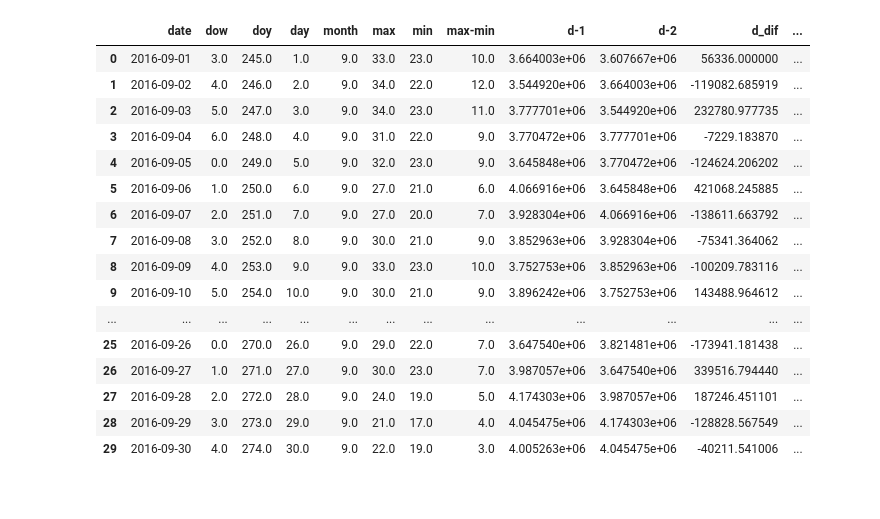
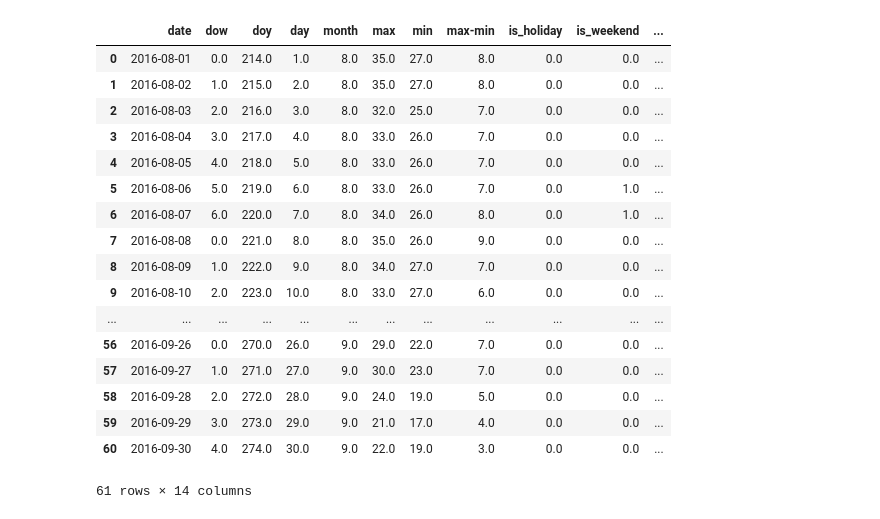
Before and after one commit to imageliu/tianchi_power, a Jupyter notebook: measure1.ipynb, the cells around one changed output. Drawn from its saved outputs; the diff is of its cells as text; code cells hidden in the pictures.

```diff
--- a/measure1.ipynb
+++ b/measure1.ipynb
@@ -59,0 +71,3 @@ rfr=GradientBoostingRegressor(max_depth=7,n_estimators=1000,verbose=1,learning_r
+# %%
+holidaylist=list(holidaydata[0])
+combineddf['is_holiday']=combineddf.timestamp.apply(lambda x:1 if pd.to_datetime(x) in holidaylist else 0)
@@ -60,7 +82,21 @@ rfr=GradientBoostingRegressor(max_depth=7,n_estimators=1000,verbose=1,learning_r
+# %%
+X=combineddf[['dow','doy','day','month','d-1','d-2','d_dif',
+              'max','min',
+              'max-min','is_holiday','is_weekend']]
+Y=combineddf[[numst]]
+
+Xtrain=X[X.index<'2016-08-01']
+Ytrain=Y[Y.index<'2016-08-01']
+
+Xtest=X[(X.index>='2016-08-01')&(X.index<'2016-09-01')]
+Ytest=Y[(Y.index>='2016-08-01')&(Y.index<'2016-09-01')]
+
+#rfr=xgboost.sklearn.XGBRegressor()
+rfr=GradientBoostingRegressor(max_depth=6,n_estimators=150,verbose=1,learning_rate=0.091,
+                               random_state=1,warm_start=True,min_samples_split=4,min_samples_leaf=2)
 # %%
 rfr.fit(Xtrain,Ytrain)
 print(rfr.score(Xtrain,Ytrain))
-print(rfr.score(Xtest,Ytest))
 
 result=pd.read_excel(r'c:/users/lance/desktop/GitHub_project/tianchi_power_data/result.xlsx')
 
@@ -68,10 +104,15 @@ result['dow'] = result.date.apply(lambda x: x.dayofweek)
 result['doy'] = result.date.apply(lambda x: x.dayofyear)
 result['day'] = result.date.apply(lambda x: x.day)
 result['month'] = result.date.apply(lambda x: x.month)
+result['is_holiday']=result.date.apply(lambda x:1 if pd.to_datetime(x) in holidaylist else 0)
+result['is_weekend']=result.date.apply(lambda x:1 if pd.to_datetime(x).dayofweek in range(5,7) else 0)
+
 
 combinedresultdf=pd.merge(left=result,right=weatherdata,left_on='date',right_on='date',how='left')
 
-combinedresultdf=combinedresultdf[['date','dow','doy','day','month','max','min','max-min']]
+combinedresultdf=combinedresultdf[['date','dow','doy','day','month',
+                                   'max','min',
+                                   'max-min','is_holiday','is_weekend']]
 
 combinedresultdf['d-1']=0
 combinedresultdf['d-2']=0
@@ -87,7 +128,8 @@ c2=c2.reset_index()
 c2.loc[1,'d_dif']=c2.loc[1,'d-1']-c2.loc[1,'d-2']
 
 
-namelist=['dow','doy','day','month','d-1','d-2','d_dif','max','min','max-min']
-c2.head()
+namelist=['dow','doy','day','month','d-1','d-2','d_dif',
+          'max','min',
+          'max-min','is_holiday','is_weekend']
 # %% [output]
       Iter       Train Loss   Remaining Time
@@ -116,7 +152,7 @@ c2.head()
 # %%
-c2.loc[0,'d-1']=Y.loc['2016-08-31'][0]
-c2.loc[0,'d-2']=Y.loc['2016-08-30'][0]
+c2.loc[0,'d-1']=Y.loc['2016-07-31'][0]
+c2.loc[0,'d-2']=Y.loc['2016-07-30'][0]
 c2.loc[0,'d_dif']=c2.loc[0,'d-1']-c2.loc[0,'d-2']
-c2.loc[1,'d-2']=Y.loc['2016-08-31'][0]
+c2.loc[1,'d-2']=Y.loc['2016-07-31'][0]
 c2.head()
 # %% [output]
@@ -129,33 +165,34 @@ c2.head()
 # %%
-for x in range(30):
-    if x!=29:
+for x in range(61):
+    if x!=60:
         a=rfr.predict(pd.DataFrame(c2.loc[x,namelist]).T)[0]
         c2.loc[x+1,'d-1']=a
         c2.loc[x+2,'d-2']=a
         c2.loc[x,'d_dif']=c2.loc[x,'d-1']-c2.loc[x,'d-2']
         c2.loc[x,'pre']=a
-    elif x==29:
+    elif x==60:
         a=rfr.predict(pd.DataFrame(c2.loc[x,namelist]).T)[0]
         c2.loc[x,'pre']=a
         c2.loc[x,'d_dif']=c2.loc[x,'d-1']-c2.loc[x,'d-2']
 
-c2=c2[c2.index<30]
+c2=c2[c2.index<61]
 c2
 # %% [output]
-|  | date | dow | doy | day | month | max | min | max-min | d-1 | d-2 | d_dif | ... |
-| 0 | 2016-09-01 | 3.0 | 245.0 | 1.0 | 9.0 | 33.0 | 23.0 | 10.0 | 3.664003e+06 | 3.607667e+06 | 56336.000000 | ... |
-| 1 | 2016-09-02 | 4.0 | 246.0 | 2.0 | 9.0 | 34.0 | 22.0 | 12.0 | 3.544920e+06 | 3.664003e+06 | -119082.685919 | ... |
-| 2 | 2016-09-03 | 5.0 | 247.0 | 3.0 | 9.0 | 34.0 | 23.0 | 11.0 | 3.777701e+06 | 3.544920e+06 | 232780.977735 | ... |
-| 3 | 2016-09-04 | 6.0 | 248.0 | 4.0 | 9.0 | 31.0 | 22.0 | 9.0 | 3.770472e+06 | 3.777701e+06 | -7229.183870 | ... |
-| 4 | 2016-09-05 | 0.0 | 249.0 | 5.0 | 9.0 | 32.0 | 23.0 | 9.0 | 3.645848e+06 | 3.770472e+06 | -124624.206202 | ... |
-| 5 | 2016-09-06 | 1.0 | 250.0 | 6.0 | 9.0 | 27.0 | 21.0 | 6.0 | 4.066916e+06 | 3.645848e+06 | 421068.245885 | ... |
-| 6 | 2016-09-07 | 2.0 | 251.0 | 7.0 | 9.0 | 27.0 | 20.0 | 7.0 | 3.928304e+06 | 4.066916e+06 | -138611.663792 | ... |
-| 7 | 2016-09-08 | 3.0 | 252.0 | 8.0 | 9.0 | 30.0 | 21.0 | 9.0 | 3.852963e+06 | 3.928304e+06 | -75341.364062 | ... |
-| 8 | 2016-09-09 | 4.0 | 253.0 | 9.0 | 9.0 | 33.0 | 23.0 | 10.0 | 3.752753e+06 | 3.852963e+06 | -100209.783116 | ... |
-| 9 | 2016-09-10 | 5.0 | 254.0 | 10.0 | 9.0 | 30.0 | 21.0 | 9.0 | 3.896242e+06 | 3.752753e+06 | 143488.964612 | ... |
-| ... | ... | ... | ... | ... | ... | ... | ... | ... | ... | ... | ... | ... |
-| 25 | 2016-09-26 | 0.0 | 270.0 | 26.0 | 9.0 | 29.0 | 22.0 | 7.0 | 3.647540e+06 | 3.821481e+06 | -173941.181438 | ... |
-| 26 | 2016-09-27 | 1.0 | 271.0 | 27.0 | 9.0 | 30.0 | 23.0 | 7.0 | 3.987057e+06 | 3.647540e+06 | 339516.794440 | ... |
-| 27 | 2016-09-28 | 2.0 | 272.0 | 28.0 | 9.0 | 24.0 | 19.0 | 5.0 | 4.174303e+06 | 3.987057e+06 | 187246.451101 | ... |
-| 28 | 2016-09-29 | 3.0 | 273.0 | 29.0 | 9.0 | 21.0 | 17.0 | 4.0 | 4.045475e+06 | 4.174303e+06 | -128828.567549 | ... |
-| 29 | 2016-09-30 | 4.0 | 274.0 | 30.0 | 9.0 | 22.0 | 19.0 | 3.0 | 4.005263e+06 | 4.045475e+06 | -40211.541006 | ... |
+|  | date | dow | doy | day | month | max | min | max-min | is_holiday | is_weekend | ... |
+| 0 | 2016-08-01 | 0.0 | 214.0 | 1.0 | 8.0 | 35.0 | 27.0 | 8.0 | 0.0 | 0.0 | ... |
+| 1 | 2016-08-02 | 1.0 | 215.0 | 2.0 | 8.0 | 35.0 | 27.0 | 8.0 | 0.0 | 0.0 | ... |
+| 2 | 2016-08-03 | 2.0 | 216.0 | 3.0 | 8.0 | 32.0 | 25.0 | 7.0 | 0.0 | 0.0 | ... |
+| 3 | 2016-08-04 | 3.0 | 217.0 | 4.0 | 8.0 | 33.0 | 26.0 | 7.0 | 0.0 | 0.0 | ... |
+| 4 | 2016-08-05 | 4.0 | 218.0 | 5.0 | 8.0 | 33.0 | 26.0 | 7.0 | 0.0 | 0.0 | ... |
+| 5 | 2016-08-06 | 5.0 | 219.0 | 6.0 | 8.0 | 33.0 | 26.0 | 7.0 | 0.0 | 1.0 | ... |
+| 6 | 2016-08-07 | 6.0 | 220.0 | 7.0 | 8.0 | 34.0 | 26.0 | 8.0 | 0.0 | 1.0 | ... |
+| 7 | 2016-08-08 | 0.0 | 221.0 | 8.0 | 8.0 | 35.0 | 26.0 | 9.0 | 0.0 | 0.0 | ... |
+| 8 | 2016-08-09 | 1.0 | 222.0 | 9.0 | 8.0 | 34.0 | 27.0 | 7.0 | 0.0 | 0.0 | ... |
+| 9 | 2016-08-10 | 2.0 | 223.0 | 10.0 | 8.0 | 33.0 | 27.0 | 6.0 | 0.0 | 0.0 | ... |
+| ... | ... | ... | ... | ... | ... | ... | ... | ... | ... | ... | ... |
+| 56 | 2016-09-26 | 0.0 | 270.0 | 26.0 | 9.0 | 29.0 | 22.0 | 7.0 | 0.0 | 0.0 | ... |
+| 57 | 2016-09-27 | 1.0 | 271.0 | 27.0 | 9.0 | 30.0 | 23.0 | 7.0 | 0.0 | 0.0 | ... |
+| 58 | 2016-09-28 | 2.0 | 272.0 | 28.0 | 9.0 | 24.0 | 19.0 | 5.0 | 0.0 | 0.0 | ... |
+| 59 | 2016-09-29 | 3.0 | 273.0 | 29.0 | 9.0 | 21.0 | 17.0 | 4.0 | 0.0 | 0.0 | ... |
+| 60 | 2016-09-30 | 4.0 | 274.0 | 30.0 | 9.0 | 22.0 | 19.0 | 3.0 | 0.0 | 0.0 | ... |
+61 rows × 14 columns
```
Also changed, not shown: parts of 14 cells of this notebook, 1 other file.
